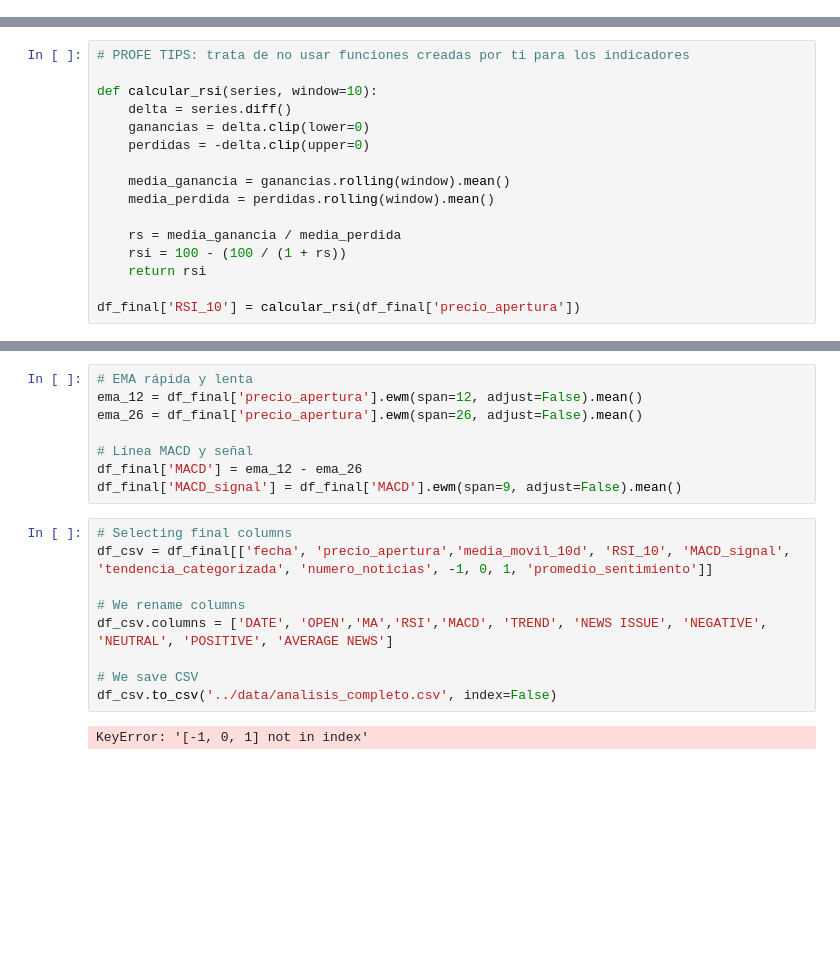
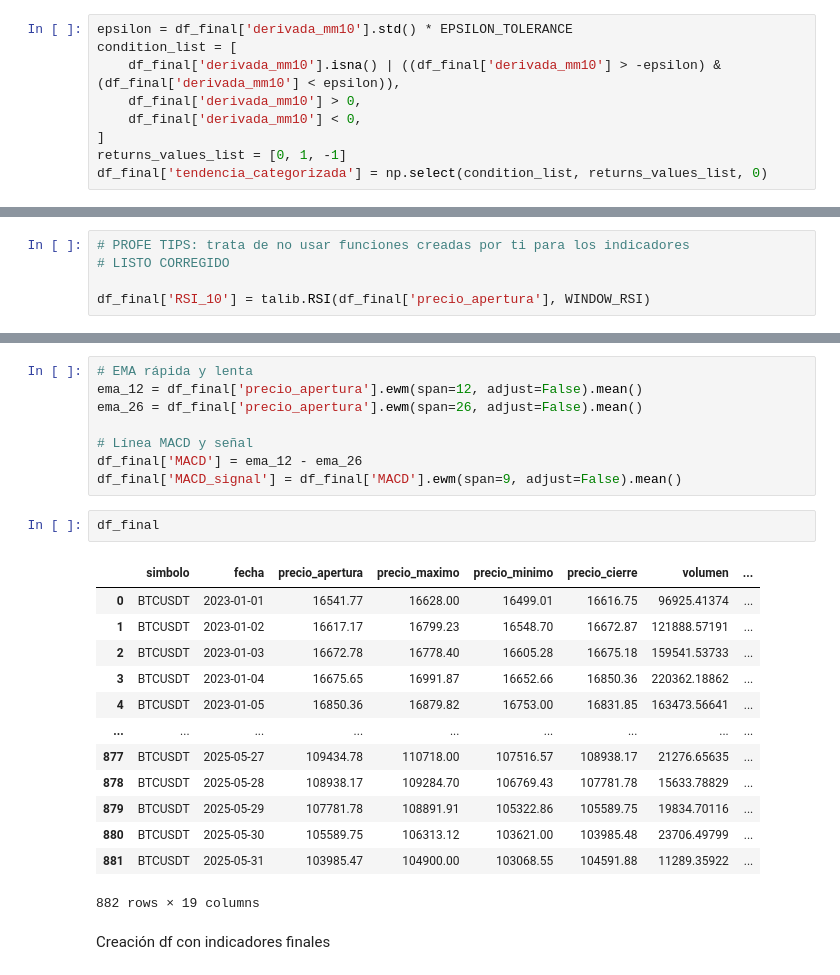
Before and after one commit to GuiredysGomez/bitcoin_sentiment_forecaster, a Jupyter notebook: notebooks/dataCleaning.ipynb, the cells around one changed output, grey strips where cells are left out. Cells and saved outputs as stored; diff of their text form; blank space fills up the shorter version.

```diff
--- a/notebooks/dataCleaning.ipynb
+++ b/notebooks/dataCleaning.ipynb
@@ -108,3 +108,12 @@ df_final['tendencia_categorizada'] = np.select(condition_list, returns_values_li
+# %%
+epsilon = df_final['derivada_mm10'].std() * EPSILON_TOLERANCE
+condition_list = [
+    df_final['derivada_mm10'].isna() | ((df_final['derivada_mm10'] > -epsilon) & (df_final['derivada_mm10'] < epsilon)),
+    df_final['derivada_mm10'] > 0,
+    df_final['derivada_mm10'] < 0,
+]
+returns_values_list = [0, 1, -1]
+df_final['tendencia_categorizada'] = np.select(condition_list, returns_values_list, 0)
 # %% [markdown]
 📈 Indicador RSI (Relative Strength Index)
 
@@ -114,20 +123,9 @@ df_final['tendencia_categorizada'] = np.select(condition_list, returns_values_li
 - (>70) podría indicar sobrecompra.
 # %%
 # PROFE TIPS: trata de no usar funciones creadas por ti para los indicadores
+# LISTO CORREGIDO
 
-def calcular_rsi(series, window=10):
-    delta = series.diff()
-    ganancias = delta.clip(lower=0)
-    perdidas = -delta.clip(upper=0)
-
-    media_ganancia = ganancias.rolling(window).mean()
-    media_perdida = perdidas.rolling(window).mean()
-
-    rs = media_ganancia / media_perdida
-    rsi = 100 - (100 / (1 + rs))
-    return rsi
-
-df_final['RSI_10'] = calcular_rsi(df_final['precio_apertura'])
+df_final['RSI_10'] = talib.RSI(df_final['precio_apertura'], WINDOW_RSI)
 # %% [markdown]
 🔁 Indicador MACD (Moving Average Convergence Divergence)
 # %%
@@ -138,14 +136,21 @@ ema_26 = df_final['precio_apertura'].ewm(span=26, adjust=False).mean()
 # Línea MACD y señal
 df_final['MACD'] = ema_12 - ema_26
 df_final['MACD_signal'] = df_final['MACD'].ewm(span=9, adjust=False).mean()
-# %%
-# Selecting final columns
-df_csv = df_final[['fecha', 'precio_apertura','media_movil_10d', 'RSI_10', 'MACD_signal', 'tendencia_categorizada', 'numero_noticias', -1, 0, 1, 'promedio_sentimiento']]
-
-# We rename columns
-df_csv.columns = ['DATE', 'OPEN','MA','RSI','MACD', 'TREND', 'NEWS ISSUE', 'NEGATIVE', 'NEUTRAL', 'POSITIVE', 'AVERAGE NEWS']
-
-# We save CSV
-df_csv.to_csv('../data/analisis_completo.csv', index=False)
-# %% [output]
-KeyError: '[-1, 0, 1] not in index'
+# %%
+df_final
+# %% [output]
+|  | simbolo | fecha | precio_apertura | precio_maximo | precio_minimo | precio_cierre | volumen | ... |
+| 0 | BTCUSDT | 2023-01-01 | 16541.77 | 16628.00 | 16499.01 | 16616.75 | 96925.41374 | ... |
+| 1 | BTCUSDT | 2023-01-02 | 16617.17 | 16799.23 | 16548.70 | 16672.87 | 121888.57191 | ... |
+| 2 | BTCUSDT | 2023-01-03 | 16672.78 | 16778.40 | 16605.28 | 16675.18 | 159541.53733 | ... |
+| 3 | BTCUSDT | 2023-01-04 | 16675.65 | 16991.87 | 16652.66 | 16850.36 | 220362.18862 | ... |
+| 4 | BTCUSDT | 2023-01-05 | 16850.36 | 16879.82 | 16753.00 | 16831.85 | 163473.56641 | ... |
+| ... | ... | ... | ... | ... | ... | ... | ... | ... |
+| 877 | BTCUSDT | 2025-05-27 | 109434.78 | 110718.00 | 107516.57 | 108938.17 | 21276.65635 | ... |
+| 878 | BTCUSDT | 2025-05-28 | 108938.17 | 109284.70 | 106769.43 | 107781.78 | 15633.78829 | ... |
+| 879 | BTCUSDT | 2025-05-29 | 107781.78 | 108891.91 | 105322.86 | 105589.75 | 19834.70116 | ... |
+| 880 | BTCUSDT | 2025-05-30 | 105589.75 | 106313.12 | 103621.00 | 103985.48 | 23706.49799 | ... |
+| 881 | BTCUSDT | 2025-05-31 | 103985.47 | 104900.00 | 103068.55 | 104591.88 | 11289.35922 | ... |
+882 rows × 19 columns
+# %% [markdown]
+Creación df con indicadores finales
```
Also changed, not shown: parts of 25 cells of this notebook, 18 other files.
